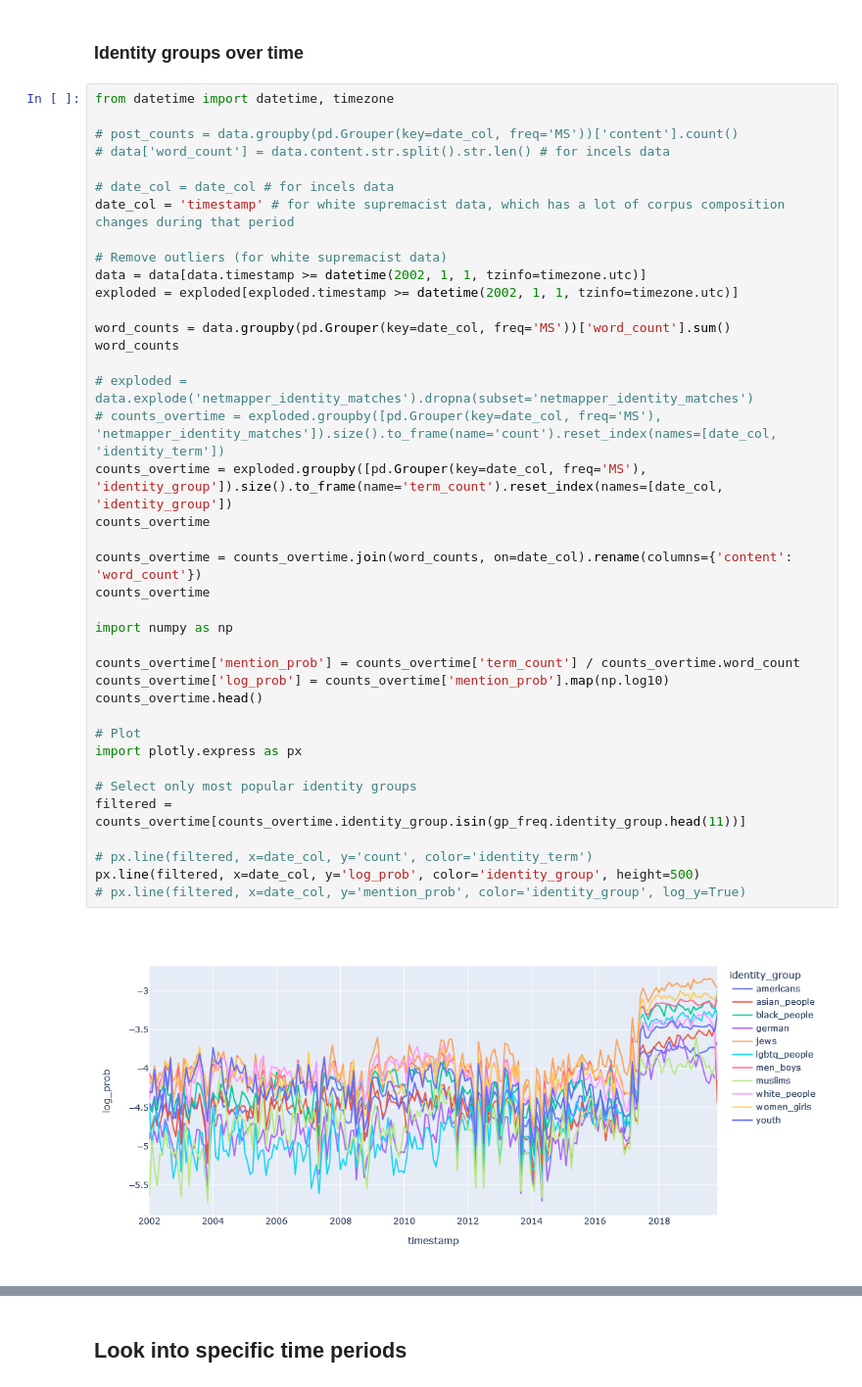
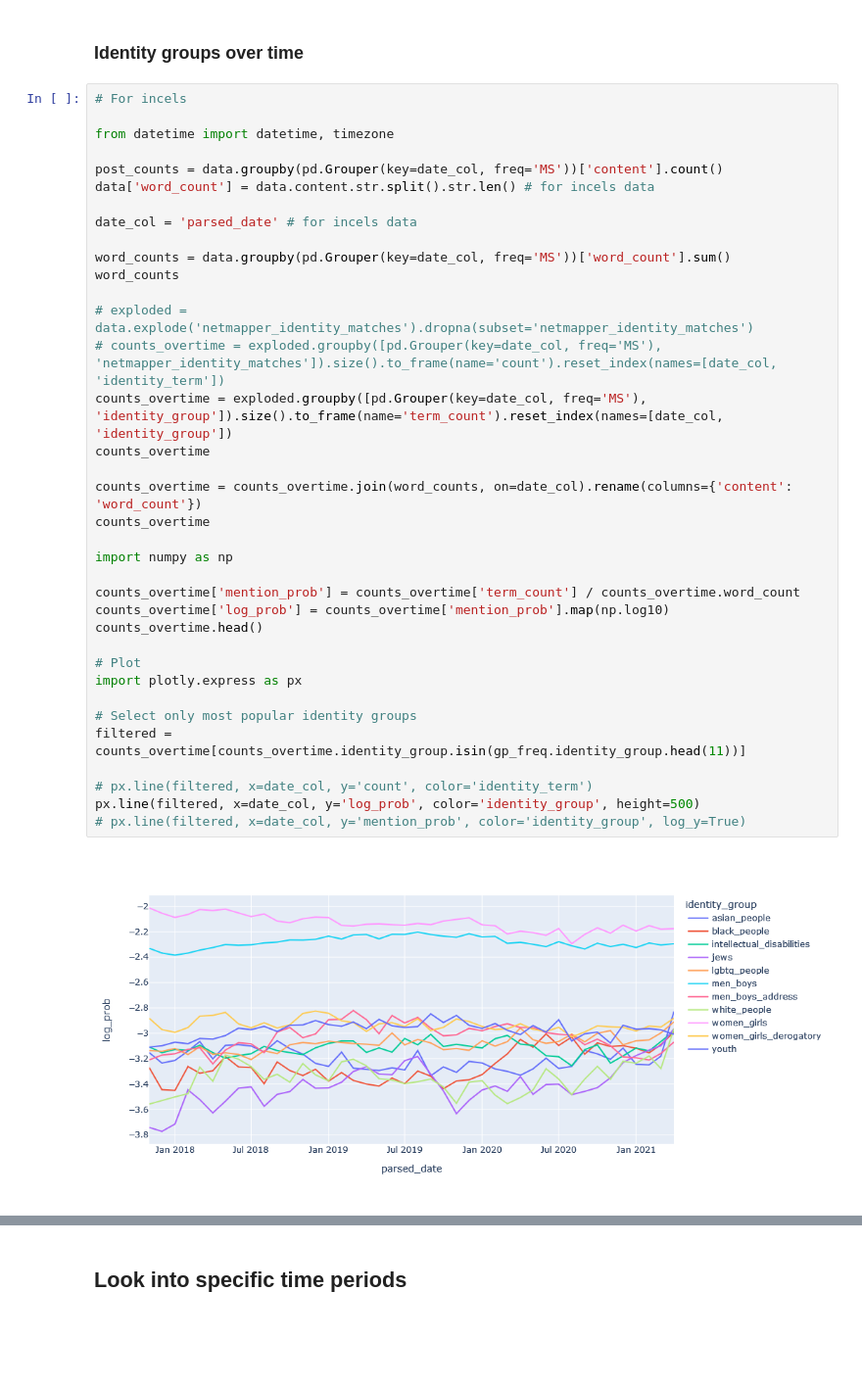
Before and after one commit to michaelmilleryoder/incels_identities, a Jupyter notebook: jupyter/match_identities.ipynb, the cells around one changed output, grey strips where cells are left out. Shown: that part at 98% size. Drawn from its saved outputs; the diff is of its cells as text; blank space fills up the shorter version.

```diff
--- a/jupyter/match_identities.ipynb
+++ b/jupyter/match_identities.ipynb
@@ -673,44 +675,41 @@ re.search(r'\b{}\b'.format(re.escape('black man')), 'black man walking').group()
 'black man'
 # %% [markdown]
 ### Identity groups over time
-# %%
-from datetime import datetime, timezone
-
-# post_counts = data.groupby(pd.Grouper(key=date_col, freq='MS'))['content'].count()
-# data['word_count'] = data.content.str.split().str.len() # for incels data
-
-# date_col = date_col # for incels data
-date_col = 'timestamp' # for white supremacist data, which has a lot of corpus composition changes during that period
-
-# Remove outliers (for white supremacist data)
-data = data[data.timestamp >= datetime(2002, 1, 1, tzinfo=timezone.utc)]
-exploded = exploded[exploded.timestamp >= datetime(2002, 1, 1, tzinfo=timezone.utc)]
-
-word_counts = data.groupby(pd.Grouper(key=date_col, freq='MS'))['word_count'].sum()
-word_counts
-
-# exploded = data.explode('netmapper_identity_matches').dropna(subset='netmapper_identity_matches')
-# counts_overtime = exploded.groupby([pd.Grouper(key=date_col, freq='MS'), 'netmapper_identity_matches']).size().to_frame(name='count').reset_index(names=[date_col, 'identity_term'])
-counts_overtime = exploded.groupby([pd.Grouper(key=date_col, freq='MS'), 'identity_group']).size().to_frame(name='term_count').reset_index(names=[date_col, 'identity_group'])
-counts_overtime
-
-counts_overtime = counts_overtime.join(word_counts, on=date_col).rename(columns={'content': 'word_count'})
-counts_overtime
-
-import numpy as np
-
-counts_overtime['mention_prob'] = counts_overtime['term_count'] / counts_overtime.word_count
-counts_overtime['log_prob'] = counts_overtime['mention_prob'].map(np.log10)
-counts_overtime.head()
-
-# Plot
-import plotly.express as px
-
-# Select only most popular identity groups
-filtered = counts_overtime[counts_overtime.identity_group.isin(gp_freq.identity_group.head(11))]
-
-# px.line(filtered, x=date_col, y='count', color='identity_term')
-px.line(filtered, x=date_col, y='log_prob', color='identity_group', height=500)
-# px.line(filtered, x=date_col, y='mention_prob', color='identity_group', log_y=True)
-# %% [output]
-[figure, removed]
+# %%
+# For incels
+
+from datetime import datetime, timezone
+
+post_counts = data.groupby(pd.Grouper(key=date_col, freq='MS'))['content'].count()
+data['word_count'] = data.content.str.split().str.len() # for incels data
+
+date_col = 'parsed_date' # for incels data
+
+word_counts = data.groupby(pd.Grouper(key=date_col, freq='MS'))['word_count'].sum()
+word_counts
+
+# exploded = data.explode('netmapper_identity_matches').dropna(subset='netmapper_identity_matches')
+# counts_overtime = exploded.groupby([pd.Grouper(key=date_col, freq='MS'), 'netmapper_identity_matches']).size().to_frame(name='count').reset_index(names=[date_col, 'identity_term'])
+counts_overtime = exploded.groupby([pd.Grouper(key=date_col, freq='MS'), 'identity_group']).size().to_frame(name='term_count').reset_index(names=[date_col, 'identity_group'])
+counts_overtime
+
+counts_overtime = counts_overtime.join(word_counts, on=date_col).rename(columns={'content': 'word_count'})
+counts_overtime
+
+import numpy as np
+
+counts_overtime['mention_prob'] = counts_overtime['term_count'] / counts_overtime.word_count
+counts_overtime['log_prob'] = counts_overtime['mention_prob'].map(np.log10)
+counts_overtime.head()
+
+# Plot
+import plotly.express as px
+
+# Select only most popular identity groups
+filtered = counts_overtime[counts_overtime.identity_group.isin(gp_freq.identity_group.head(11))]
+
+# px.line(filtered, x=date_col, y='count', color='identity_term')
+px.line(filtered, x=date_col, y='log_prob', color='identity_group', height=500)
+# px.line(filtered, x=date_col, y='mention_prob', color='identity_group', log_y=True)
+# %% [output]
+[figure, added]
```
Also changed, not shown: parts of 7 cells of this notebook, 11 other files.
